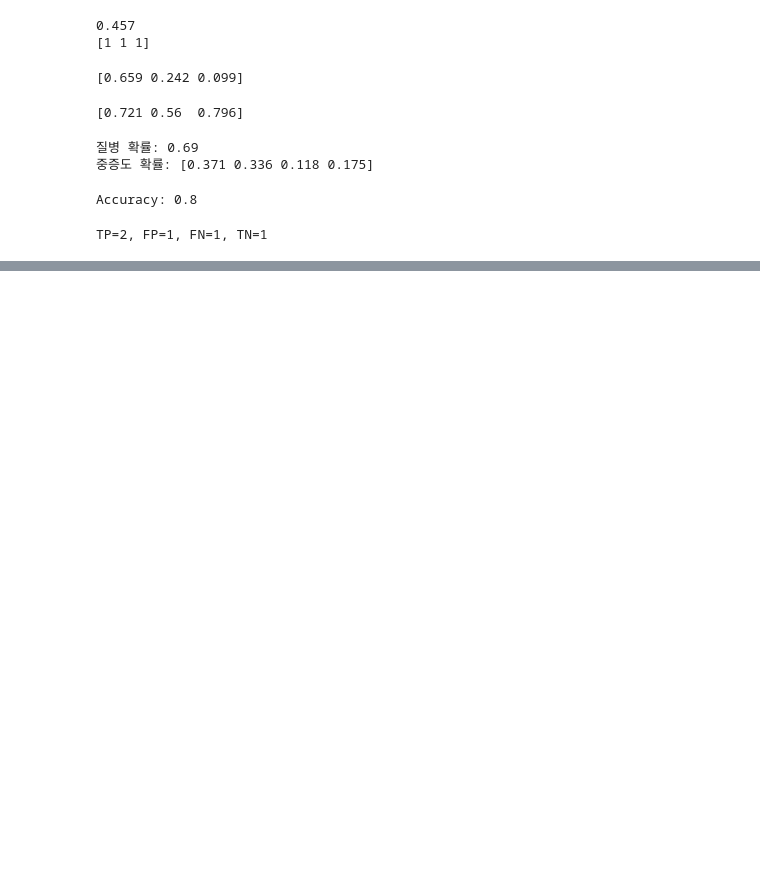
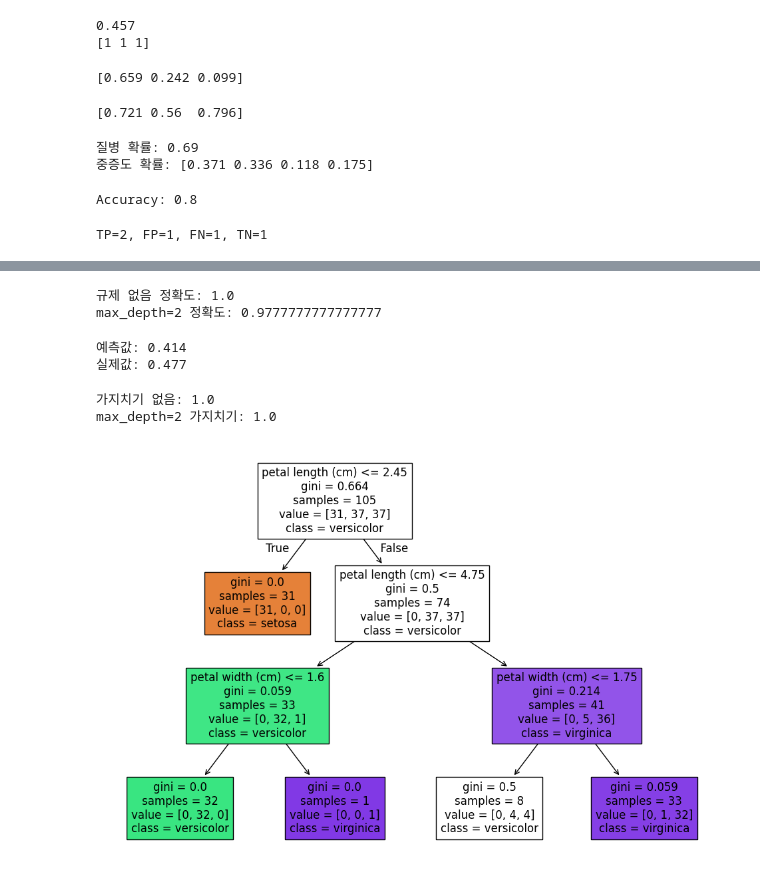
Before and after one commit to jsrop07/ml_project, a Jupyter notebook: ml_exercise.ipynb, the cells around one changed output, grey strips where cells are left out. Cells and saved outputs as stored; diff of their text form; code cells hidden in the pictures; blank space fills up the shorter version.

```diff
--- a/ml_exercise.ipynb
+++ b/ml_exercise.ipynb
@@ -501,0 +592,78 @@ TP=2, FP=1, FN=1, TN=1
+# %%
+from sklearn.tree import DecisionTreeClassifier
+from sklearn.datasets import load_iris
+from sklearn.model_selection import train_test_split
+
+X, y = load_iris(return_X_y=True)
+X_train, X_test, y_train, y_test = train_test_split(X, y, test_size=0.3, random_state=42)
+
+# 규제 없음 (과적합 가능)
+model1 = DecisionTreeClassifier(random_state=42)
+model1.fit(X_train, y_train)
+print("규제 없음 정확도:", model1.score(X_test, y_test))
+
+# 최대 깊이 제한
+model2 = DecisionTreeClassifier(max_depth=2, random_state=42)
+model2.fit(X_train, y_train)
+print("max_depth=2 정확도:", model2.score(X_test, y_test))
+# %% [output]
+규제 없음 정확도: 1.0
+max_depth=2 정확도: 0.9777777777777777
+# %%
+from sklearn.tree import DecisionTreeRegressor
+from sklearn.model_selection import train_test_split
+from sklearn.datasets import fetch_california_housing
+import numpy as np
+
+# 회귀용 california housing 데이터 로드
+data = fetch_california_housing()
+X, y = data.data, data.target
+
+X_train, X_test, y_train, y_test = train_test_split(
+    X, y, test_size=0.2, random_state=42
+)
+
+# 규제 없는 회귀 트리
+model = DecisionTreeRegressor(random_state=42)
+model.fit(X_train, y_train)
+
+# 첫 번째 테스트 샘플 예측
+pred = model.predict([X_test[0]])
+print("예측값:", np.round(pred[0], 3))
+print("실제값:", y_test[0])
+# %% [output]
+예측값: 0.414
+실제값: 0.477
+# %%
+from sklearn.tree import DecisionTreeClassifier
+from sklearn.datasets import load_iris
+from sklearn.model_selection import train_test_split
+from sklearn.tree import DecisionTreeClassifier, plot_tree
+
+
+X, y = load_iris(return_X_y=True)
+X_train, X_test, y_train, y_test = train_test_split(
+    X, y, test_size=0.3, random_state=42 # 재현성 확보를 42번으로 하겠다
+)
+
+# 가지치기 없음 (과적합 가능)
+model_full = DecisionTreeClassifier(random_state=42)
+model_full.fit(X_train, y_train)
+print("가지치기 없음:", model_full.score(X_test, y_test))
+
+# plt.figure(figsize=(12, 8))
+# plot_tree(model_full, filled=True, feature_names=iris.feature_names, class_names=iris.target_names)
+# plt.show()
+
+
+# 사전 가지치기: 트리 깊이 제한
+model_pruned = DecisionTreeClassifier(max_depth=3, random_state=42)
+model_pruned.fit(X_train, y_train)
+print("max_depth=3 가지치기:", model_pruned.score(X_test, y_test))
+plt.figure(figsize=(12, 8))
+plot_tree(model_pruned, filled=True, feature_names=iris.feature_names, class_names=iris.target_names)
+plt.show()
+# %% [output]
+가지치기 없음: 1.0
+max_depth=2 가지치기: 1.0
+[figure, added]
```
Also changed, not shown: parts of 50 cells of this notebook, 23 other files.
